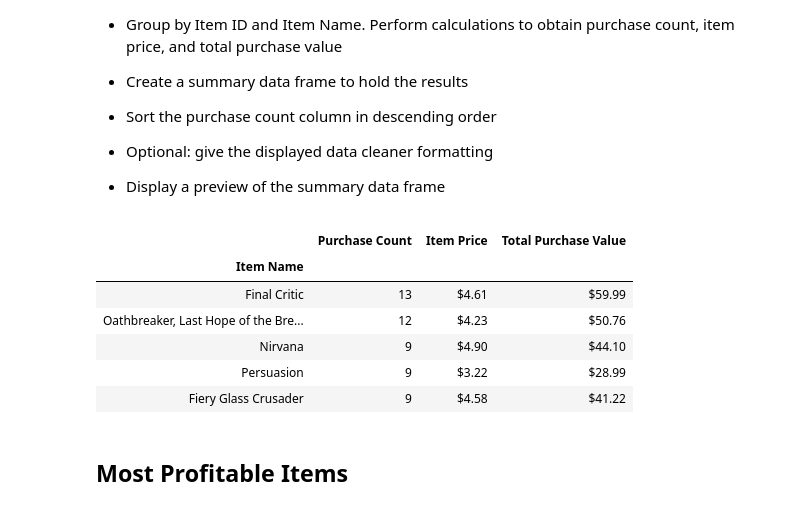
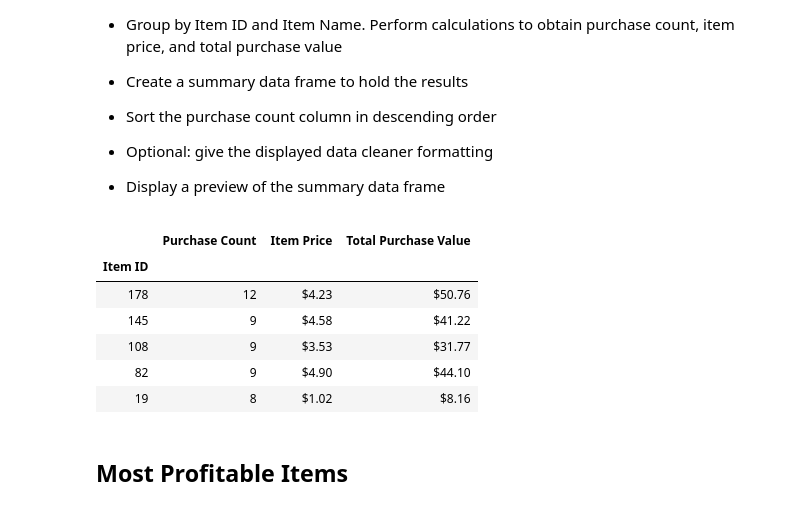
Before and after one commit to skonkiel/gaming-analytics, a Jupyter notebook: HeroesOfPymoli/HeroesOfPymoli_starter.ipynb, the cells around one changed output. Cells and saved outputs as stored; diff of their text form; code cells hidden in the pictures.

```diff
--- a/HeroesOfPymoli/HeroesOfPymoli_starter.ipynb
+++ b/HeroesOfPymoli/HeroesOfPymoli_starter.ipynb
@@ -292,19 +292,28 @@ user_purchases.head()
 
 * Display a preview of the summary data frame
 # %%
+# items_df = pd.DataFrame(purchase_data[['Item ID', 'Item Name', 'Price']])
+# items_df['Purchase Count'] = purchase_data.groupby('Item ID')['Purchase ID'].count()
+# # # items_df['Total Purchase Value'] = items_df['Price'] * items_df['Purchase Count']
+# items_df.sort_values(['Purchase Count'], inplace=True, ascending=False)
+# items_df.head()
+
+
 items_df = pd.DataFrame()
-items_df['Purchase Count'] = purchase_data.groupby('Item Name')['Purchase ID'].nunique().sort_values(ascending=False)
-items_df['Item Price'] = purchase_data.groupby('Item Name')['Price'].mean().map("${:,.2f}".format)
-items_df['Total Purchase Value'] = purchase_data.groupby('Item Name')['Price'].sum().map("${:,.2f}".format)
+items_df['Purchase Count'] = purchase_data.groupby(['Item ID'])['Purchase ID'].nunique()
+items_df['Item Price'] = purchase_data.groupby('Item ID')['Price'].mean().map("${:,.2f}".format)
+items_df['Total Purchase Value'] = purchase_data.groupby('Item ID')['Price'].sum().map("${:,.2f}".format)
+items_df.sort_values(['Purchase Count'], inplace=True, ascending=False)
+# pd.merge(items_df, purchase_data, on=['Item ID'])
 items_df.head()
 # %% [output]
 |  | Purchase Count | Item Price | Total Purchase Value |
-| Item Name |  |  |  |
-| Final Critic | 13 | $4.61 | $59.99 |
-| Oathbreaker, Last Hope of the Bre... | 12 | $4.23 | $50.76 |
-| Nirvana | 9 | $4.90 | $44.10 |
-| Persuasion | 9 | $3.22 | $28.99 |
-| Fiery Glass Crusader | 9 | $4.58 | $41.22 |
+| Item ID |  |  |  |
+| 178 | 12 | $4.23 | $50.76 |
+| 145 | 9 | $4.58 | $41.22 |
+| 108 | 9 | $3.53 | $31.77 |
+| 82 | 9 | $4.90 | $44.10 |
+| 19 | 8 | $1.02 | $8.16 |
 # %% [markdown]
 ## Most Profitable Items
 # %% [markdown]
```
